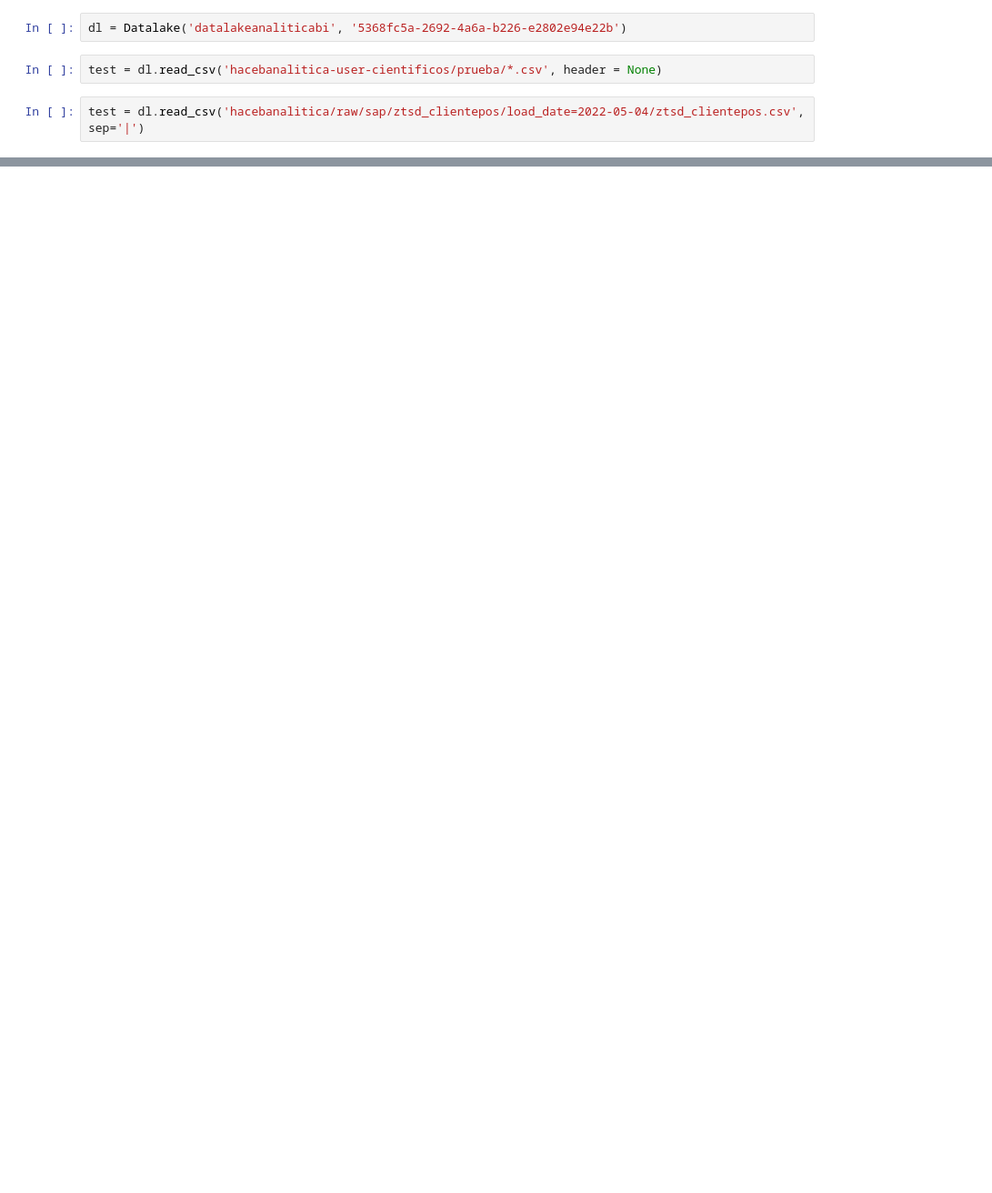
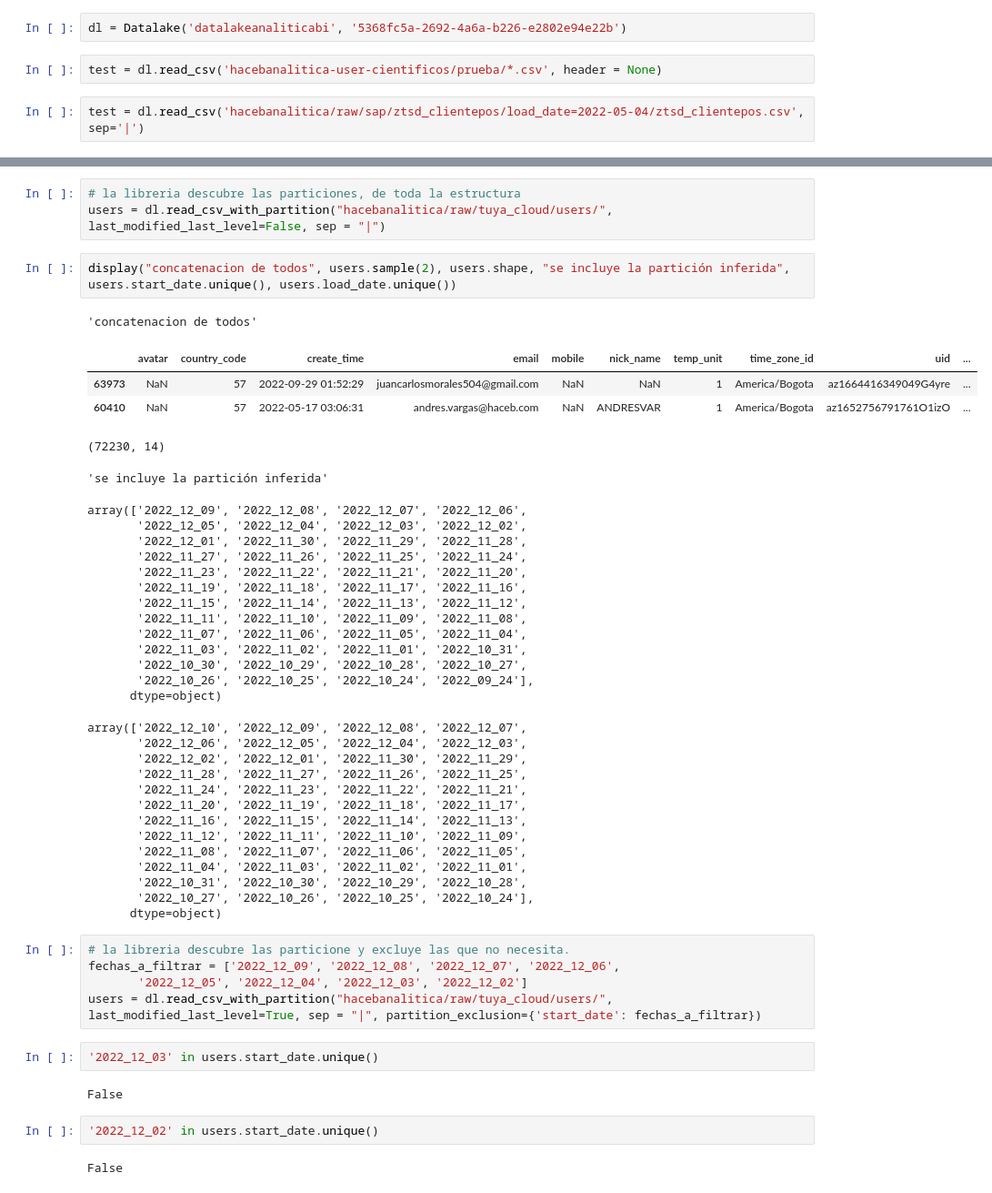
Before and after one commit to centraal-api/azure-datalake-utils, a Jupyter notebook: usage_example.ipynb, the cells around one changed output, grey strips where cells are left out. Shown: that part at 91% size. Drawn from its saved outputs; the diff is of its cells as text; blank space fills up the shorter version.

```diff
--- a/usage_example.ipynb.ipynb
+++ b/usage_example.ipynb
@@ -94,0 +132,51 @@ test = dl.read_csv('hacebanalitica/raw/sap/ztsd_clientepos/load_date=2022-05-04/
+# %%
+# la libreria descubre las particiones, de toda la estructura
+users = dl.read_csv_with_partition("hacebanalitica/raw/tuya_cloud/users/", last_modified_last_level=False, sep = "|")
+# %%
+display("concatenacion de todos", users.sample(2), users.shape, "se incluye la partición inferida", users.start_date.unique(), users.load_date.unique())
+# %% [output]
+'concatenacion de todos'
+|  | avatar | country_code | create_time | email | mobile | nick_name | temp_unit | time_zone_id | uid | ... |
+| 63973 | NaN | 57 | 2022-09-29 01:52:29 | juancarlosmorales504@gmail.com | NaN | NaN | 1 | America/Bogota | az1664416349049G4yre | ... |
+| 60410 | NaN | 57 | 2022-05-17 03:06:31 | andres.vargas@haceb.com | NaN | ANDRESVAR | 1 | America/Bogota | az1652756791761O1izO | ... |
+(72230, 14)
+'se incluye la partición inferida'
+array(['2022_12_09', '2022_12_08', '2022_12_07', '2022_12_06',
+       '2022_12_05', '2022_12_04', '2022_12_03', '2022_12_02',
+       '2022_12_01', '2022_11_30', '2022_11_29', '2022_11_28',
+       '2022_11_27', '2022_11_26', '2022_11_25', '2022_11_24',
+       '2022_11_23', '2022_11_22', '2022_11_21', '2022_11_20',
+       '2022_11_19', '2022_11_18', '2022_11_17', '2022_11_16',
+       '2022_11_15', '2022_11_14', '2022_11_13', '2022_11_12',
+       '2022_11_11', '2022_11_10', '2022_11_09', '2022_11_08',
+       '2022_11_07', '2022_11_06', '2022_11_05', '2022_11_04',
+       '2022_11_03', '2022_11_02', '2022_11_01', '2022_10_31',
+       '2022_10_30', '2022_10_29', '2022_10_28', '2022_10_27',
+       '2022_10_26', '2022_10_25', '2022_10_24', '2022_09_24'],
+      dtype=object)
+array(['2022_12_10', '2022_12_09', '2022_12_08', '2022_12_07',
+       '2022_12_06', '2022_12_05', '2022_12_04', '2022_12_03',
+       '2022_12_02', '2022_12_01', '2022_11_30', '2022_11_29',
+       '2022_11_28', '2022_11_27', '2022_11_26', '2022_11_25',
+       '2022_11_24', '2022_11_23', '2022_11_22', '2022_11_21',
+       '2022_11_20', '2022_11_19', '2022_11_18', '2022_11_17',
+       '2022_11_16', '2022_11_15', '2022_11_14', '2022_11_13',
+       '2022_11_12', '2022_11_11', '2022_11_10', '2022_11_09',
+       '2022_11_08', '2022_11_07', '2022_11_06', '2022_11_05',
+       '2022_11_04', '2022_11_03', '2022_11_02', '2022_11_01',
+       '2022_10_31', '2022_10_30', '2022_10_29', '2022_10_28',
+       '2022_10_27', '2022_10_26', '2022_10_25', '2022_10_24'],
+      dtype=object)
+# %%
+# la libreria descubre las particione y excluye las que no necesita.
+fechas_a_filtrar = ['2022_12_09', '2022_12_08', '2022_12_07', '2022_12_06',
+       '2022_12_05', '2022_12_04', '2022_12_03', '2022_12_02']
+users = dl.read_csv_with_partition("hacebanalitica/raw/tuya_cloud/users/", last_modified_last_level=True, sep = "|", partition_exclusion={'start_date': fechas_a_filtrar})
+# %%
+'2022_12_03' in users.start_date.unique()
+# %% [output]
+False
+# %%
+'2022_12_02' in users.start_date.unique()
+# %% [output]
+False
```
Also changed, not shown: parts of 18 cells of this notebook, 6 other files.
